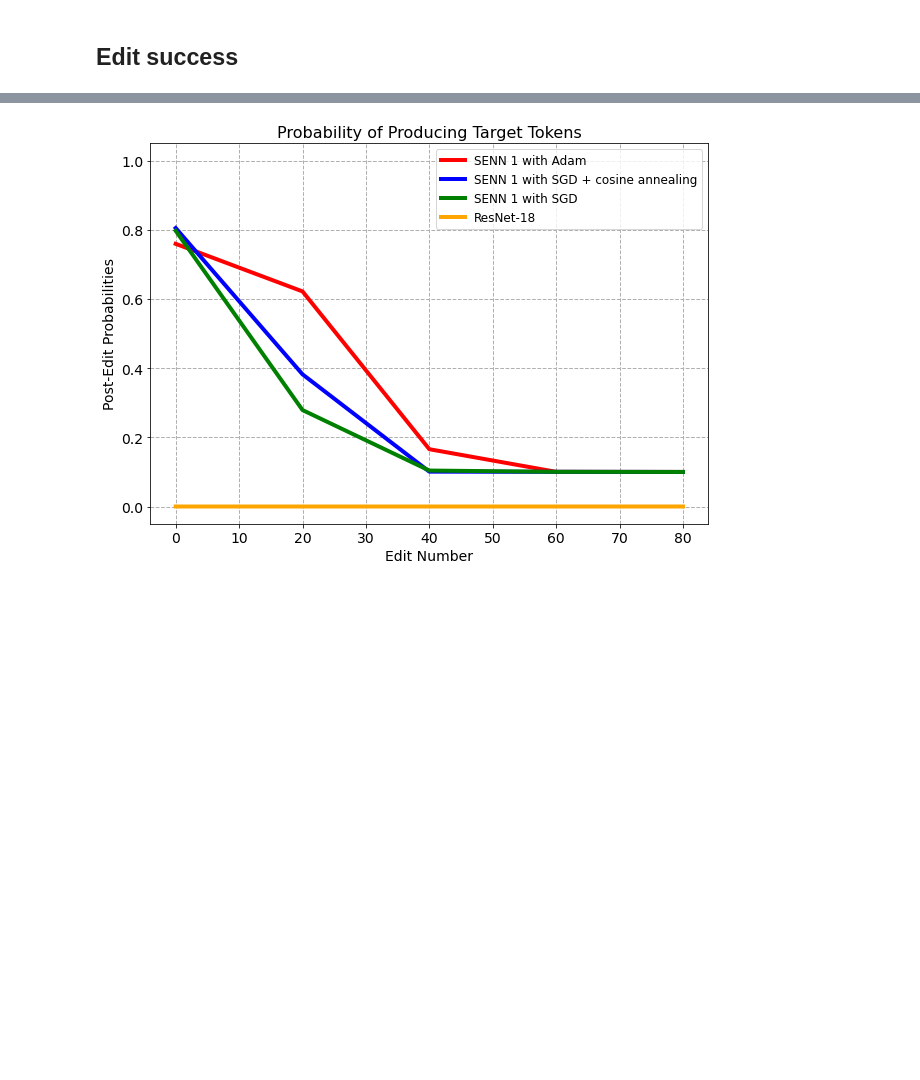
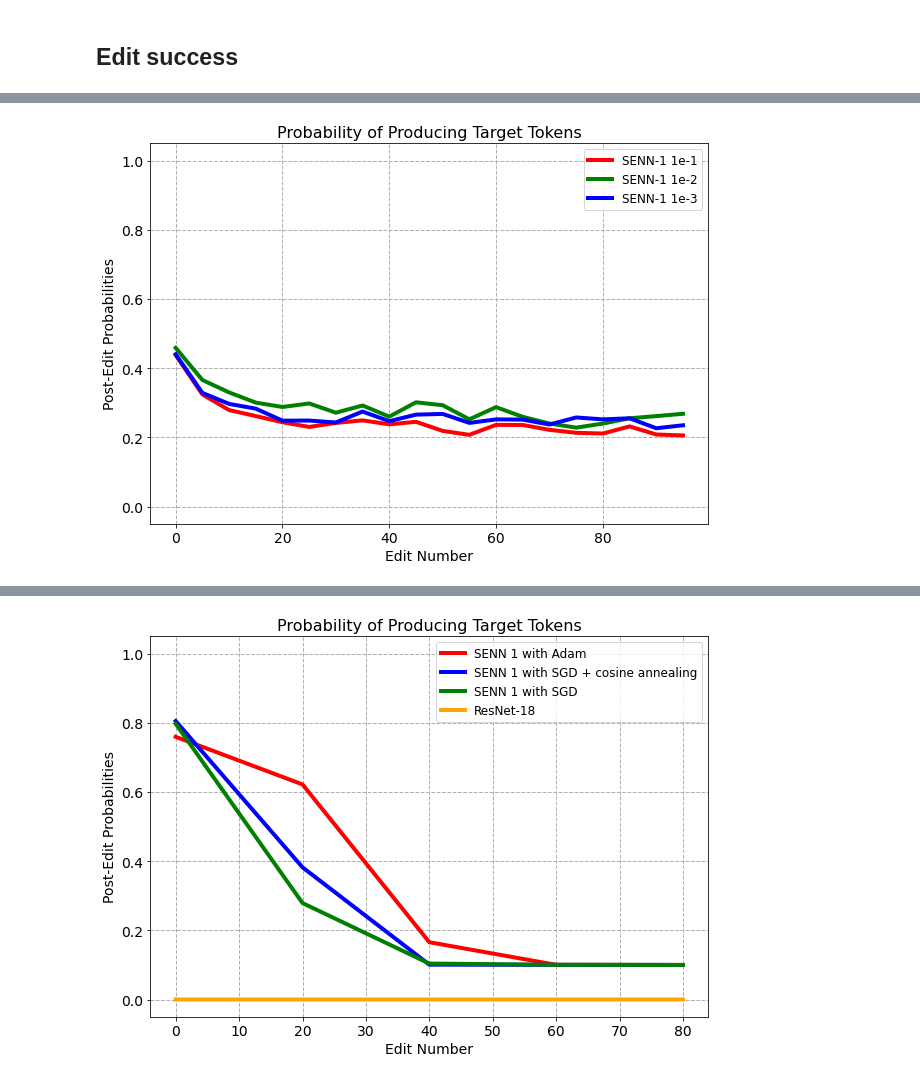
Before and after one commit to spencerbraun/editable_nlp, a Jupyter notebook: plots/Evaluation_Plots_Resnet.ipynb, the cells around one changed output, grey strips where cells are left out. Saved outputs shown, nothing was run; the diff lists cells and outputs as text; code cells hidden in the pictures; blank space fills up the shorter version.

```diff
--- a/plots/Evaluation_Plots_Resnet.ipynb
+++ b/plots/Evaluation_Plots_Resnet.ipynb
@@ -27,3 +31,7 @@ enn = pd.read_csv("../src/outputs/2021-05-21/03-18-40/eval/edit_success_finetune
 base = pd.read_csv("../eval/edit_success_20210509.13.05.1620592304_finetune_epoch199_ts9999.20210429.19.04.1619750982")
+# %%
+senn1_1 = pd.read_csv("../src/outputs/2021-05-21/14-30-20/eval/edit_success_finetune_epoch99_ts9999.2021-05-21.14-30-20")
+senn1_2 = pd.read_csv("../src/outputs/2021-05-21/23-26-34/eval/edit_success_finetune_epoch99_ts9999.2021-05-21.23-26-34")
+senn1_3 = pd.read_csv("../src/outputs/2021-05-22/11-38-38/eval/edit_success_finetune_epoch99_ts9999.2021-05-22.11-38-38")
 # %% [markdown]
 ## Edit success
@@ -192,0 +187,73 @@ plt.savefig('edit_success.png', bbox_inches='tight', facecolor="#ffffff")
+# %%
+""" Testing effects of inner-loop learning rate on post-edit probabilities """
+
+# 1e-1
+senn1_1['grouping'] = (
+    senn1_1
+    .edit_number
+    .apply(lambda x: int(x / 5) * 5)
+)
+ax = (
+    senn1_1
+    .query('edit_step == n_edit_steps')
+    .groupby("grouping")
+    .log_prob
+    .apply(lambda x: np.mean(x))
+    .reset_index()
+    .plot(
+        kind='line', x="grouping",y="log_prob",
+        figsize=(10,7), linewidth=4, color="red",
+        label="SENN-1 1e-1"
+    )
+)
+
+# 1e-2
+senn1_2['grouping'] = (
+    senn1_2
+    .edit_number
+    .apply(lambda x: int(x / 5) * 5)
+)
+(
+    senn1_2
+    .query('edit_step == n_edit_steps')
+    .groupby("grouping")
+    .log_prob
+    .apply(lambda x: np.mean(x))
+    .reset_index()
+    .plot(
+        kind='line', x="grouping",y="log_prob",
+        figsize=(10,7), linewidth=4, color="green",
+        label="SENN-1 1e-2", ax=ax
+    )
+)
+
+# 1e-3
+senn1_3['grouping'] = (
+    senn1_3
+    .edit_number
+    .apply(lambda x: int(x / 5) * 5)
+)
+(
+    senn1_3
+    .query('edit_step == n_edit_steps')
+    .groupby("grouping")
+    .log_prob
+    .apply(lambda x: np.mean(x))
+    .reset_index()
+    .plot(
+        kind='line', x="grouping",y="log_prob",
+        figsize=(10,7), linewidth=4, color="blue",
+        label="SENN-1 1e-3", ax=ax
+    )
+)
+
+plt.xlabel("Edit Number", fontsize=14)
+plt.xticks(fontsize=14)
+plt.ylabel("Post-Edit Probabilities", fontsize=14)
+plt.yticks(fontsize=14)
+plt.ylim(-0.05, 1.05)
+plt.title("Probability of Producing Target Tokens", fontsize=16)
+plt.legend(fontsize=12)
+plt.grid(linestyle='--', linewidth=1)
+# %% [output]
+[figure, added]
```
Also changed, not shown: parts of 12 cells of this notebook, 7 other files.
